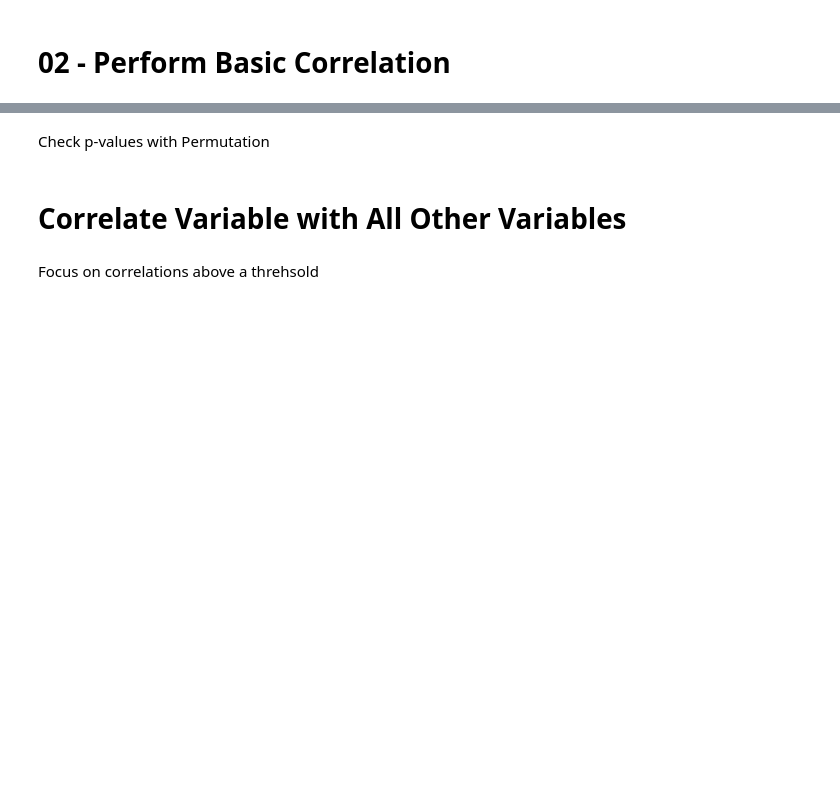
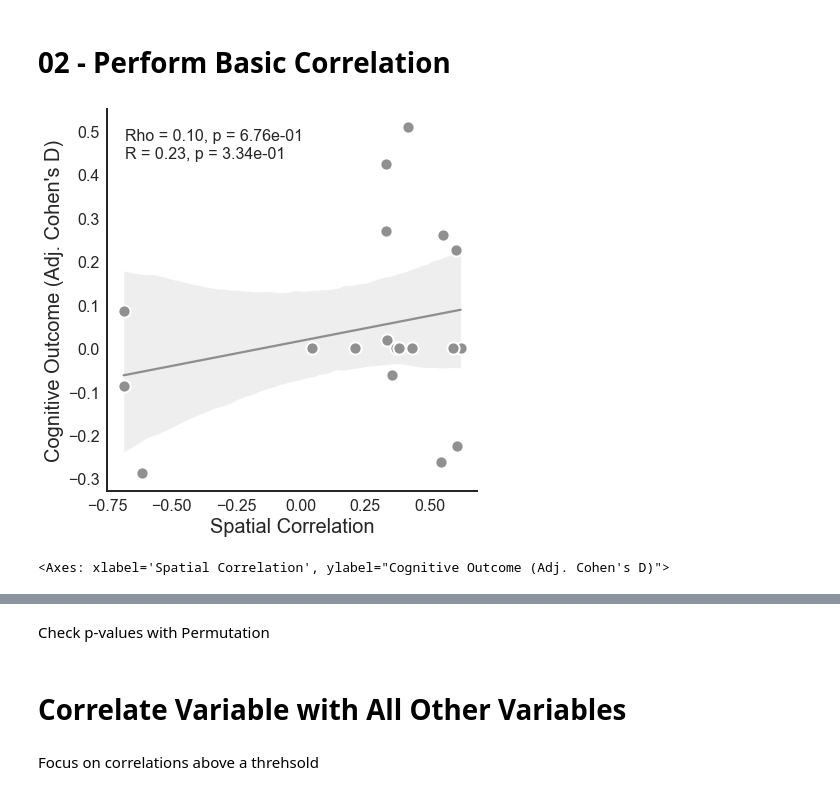
Before and after one commit to Calvinwhow/CircuitPyPer, a Jupyter notebook: notebooks/statistical_notebooks/correlations/01_simple_correlation.ipynb, the cells around one changed output, grey strips where cells are left out. Saved outputs shown, nothing was run; the diff lists cells and outputs as text; code cells hidden in the pictures; blank space fills up the shorter version.

````diff
--- a/notebooks/statistical_notebooks/correlations/01_simple_correlation.ipynb
+++ b/notebooks/statistical_notebooks/correlations/01_simple_correlation.ipynb
@@ -28,11 +28,11 @@ Notes:
 ```
 # %%
 # Specify the path to your CSV file containing NIFTI paths
-input_csv_path = '/Users/cu135/Partners HealthCare Dropbox/Calvin Howard/resources/datasets/05c_Howard_MetaAlzheimerReview_DBS-TMS_Coordinates/metadata/comparison_data.xlsx'
+input_csv_path = '/Users/cu135/Partners HealthCare Dropbox/Calvin Howard/resources/datasets/05c_Howard_MetaAlzheimerReview_DBS-TMS_Coordinates/metadata/master_list.xlsx'
 sheet = 'Sheet1' #'master_list'
 # %%
 # Specify where you want to save your results to
-out_dir = '/Users/cu135/Partners HealthCare Dropbox/Calvin Howard/studies/ccm_memory/results/tms_meta_analysis/redo'
+out_dir = '/Users/cu135/Partners HealthCare Dropbox/Calvin Howard/studies/ccm_memory/results/tms_meta_analysis/dlpfc_alone_nodbs'
 # %%
 from calvin_utils.permutation_analysis_utils.statsmodels_palm import CalvinStatsmodelsPalm
 # Instantiate the PalmPrepararation class
@@ -70,7 +146,7 @@ data_df.columns
 # %%
-column = 'Included'  # The column you'd like to evaluate
+column = 'mask'  # The column you'd like to evaluate
 condition = 'equal'  # Thecondition to check ('equal', 'above', 'below', 'not')
-value = 0 # The value to compare against
+value = True # The value to compare against
 # %%
 data_df, other_df = cal_palm.drop_rows_based_on_value(column, condition, value)
 data_df
@@ -124,6 +309,9 @@ y_col = 'cohens_D_redo_residual'
 # %%
 from calvin_utils.statistical_utils.scatterplot import simple_scatter
 simple_scatter(data_df, x_col, y_col, '',
                x_label="Spatial Correlation",
                y_label="Cognitive Outcome (Adj. Cohen's D)",
-               out_dir='/Users/cu135/Partners HealthCare Dropbox/Calvin Howard/studies/ccm_memory/results/tms_meta_analysis/redo_for_simonno-outliers', flip_axes=False)
+               out_dir=out_dir, flip_axes=False)
+# %% [output]
+[figure, added]
+<Axes: xlabel='Spatial Correlation', ylabel="Cognitive Outcome (Adj. Cohen's D)">
````
Also changed, not shown: parts of 18 cells of this notebook, 19 other files.
